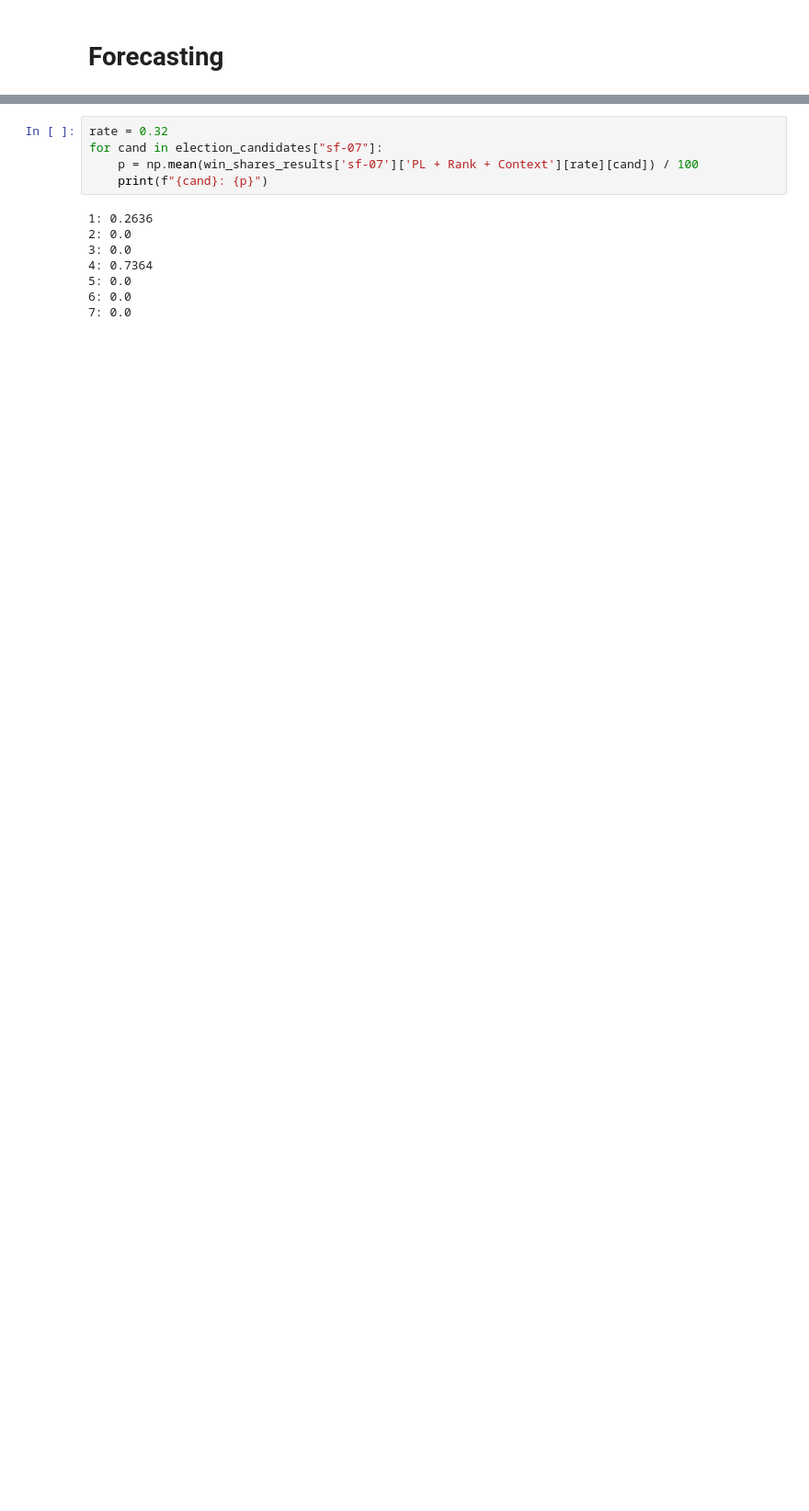
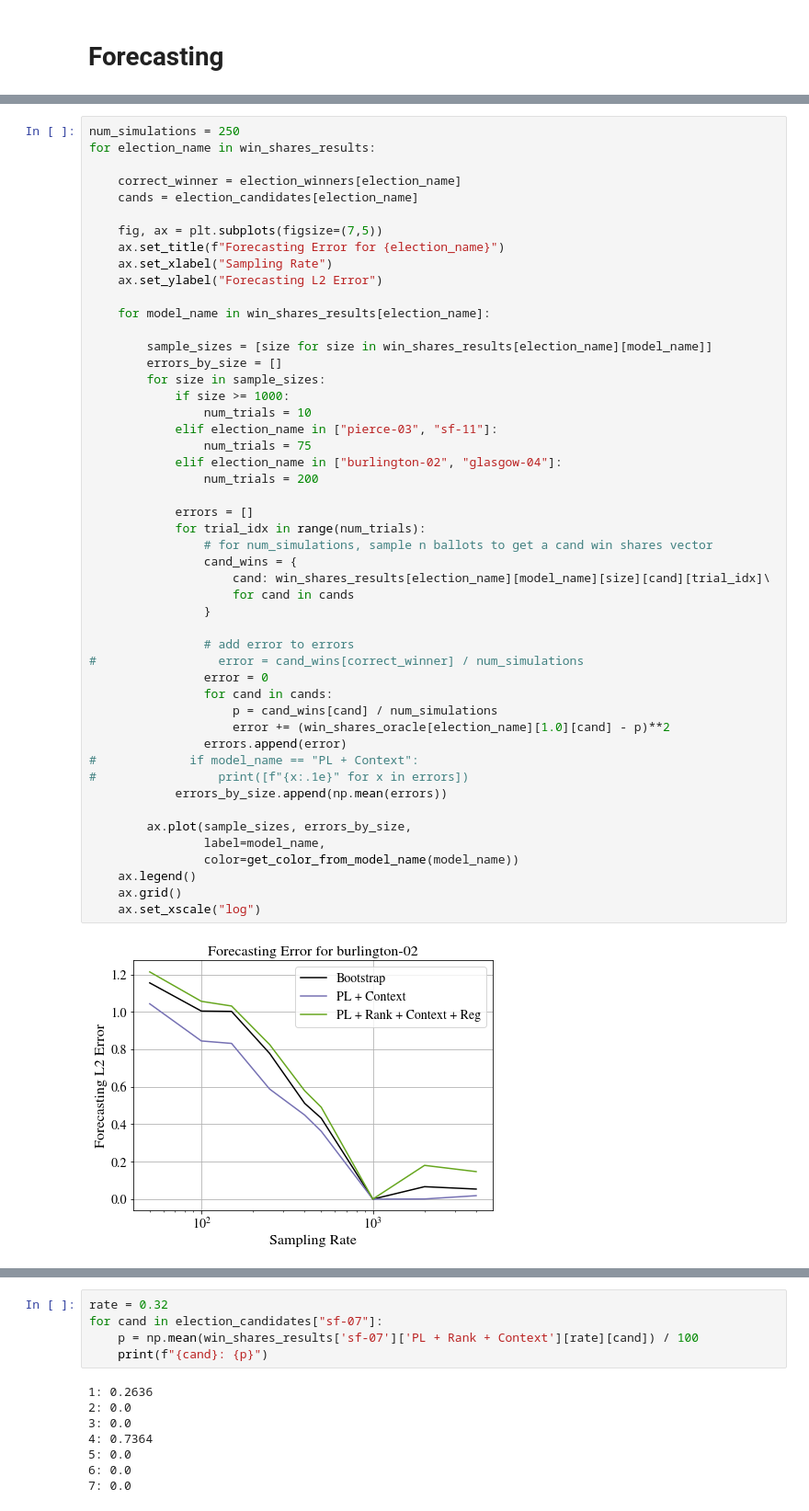
Before and after one commit to dliu18/irv-ballot-length, a Jupyter notebook: notebooks/Push Pull Model Evaluation.ipynb, the cells around one changed output, grey strips where cells are left out. Shown at 92% size. Saved outputs shown, nothing was run; the diff lists cells and outputs as text; blank space fills up the shorter version.

```diff
--- a/notebooks/Push Pull Model Evaluation.ipynb
+++ b/notebooks/Push Pull Model Evaluation.ipynb
@@ -313,0 +353,51 @@ for election_name in win_shares_oracle:
+# %%
+num_simulations = 250
+for election_name in win_shares_results:
+
+    correct_winner = election_winners[election_name]
+    cands = election_candidates[election_name]
+
+    fig, ax = plt.subplots(figsize=(7,5))
+    ax.set_title(f"Forecasting Error for {election_name}")
+    ax.set_xlabel("Sampling Rate")
+    ax.set_ylabel("Forecasting L2 Error")
+
+    for model_name in win_shares_results[election_name]:
+
+        sample_sizes = [size for size in win_shares_results[election_name][model_name]]
+        errors_by_size = []
+        for size in sample_sizes:
+            if size >= 1000:
+                num_trials = 10
+            elif election_name in ["pierce-03", "sf-11"]:
+                num_trials = 75
+            elif election_name in ["burlington-02", "glasgow-04"]:
+                num_trials = 200
+
+            errors = []
+            for trial_idx in range(num_trials):
+                # for num_simulations, sample n ballots to get a cand win shares vector
+                cand_wins = {
+                    cand: win_shares_results[election_name][model_name][size][cand][trial_idx]\
+                    for cand in cands
+                }
+
+                # add error to errors
+#                 error = cand_wins[correct_winner] / num_simulations
+                error = 0
+                for cand in cands:
+                    p = cand_wins[cand] / num_simulations
+                    error += (win_shares_oracle[election_name][1.0][cand] - p)**2
+                errors.append(error)
+#             if model_name == "PL + Context":
+#                 print([f"{x:.1e}" for x in errors])
+            errors_by_size.append(np.mean(errors))
+
+        ax.plot(sample_sizes, errors_by_size,
+                label=model_name,
+                color=get_color_from_model_name(model_name))
+    ax.legend()
+    ax.grid()
+    ax.set_xscale("log")
+# %% [output]
+[figure, added]
```
Also changed, not shown: parts of 7 cells of this notebook, 8 other files.
